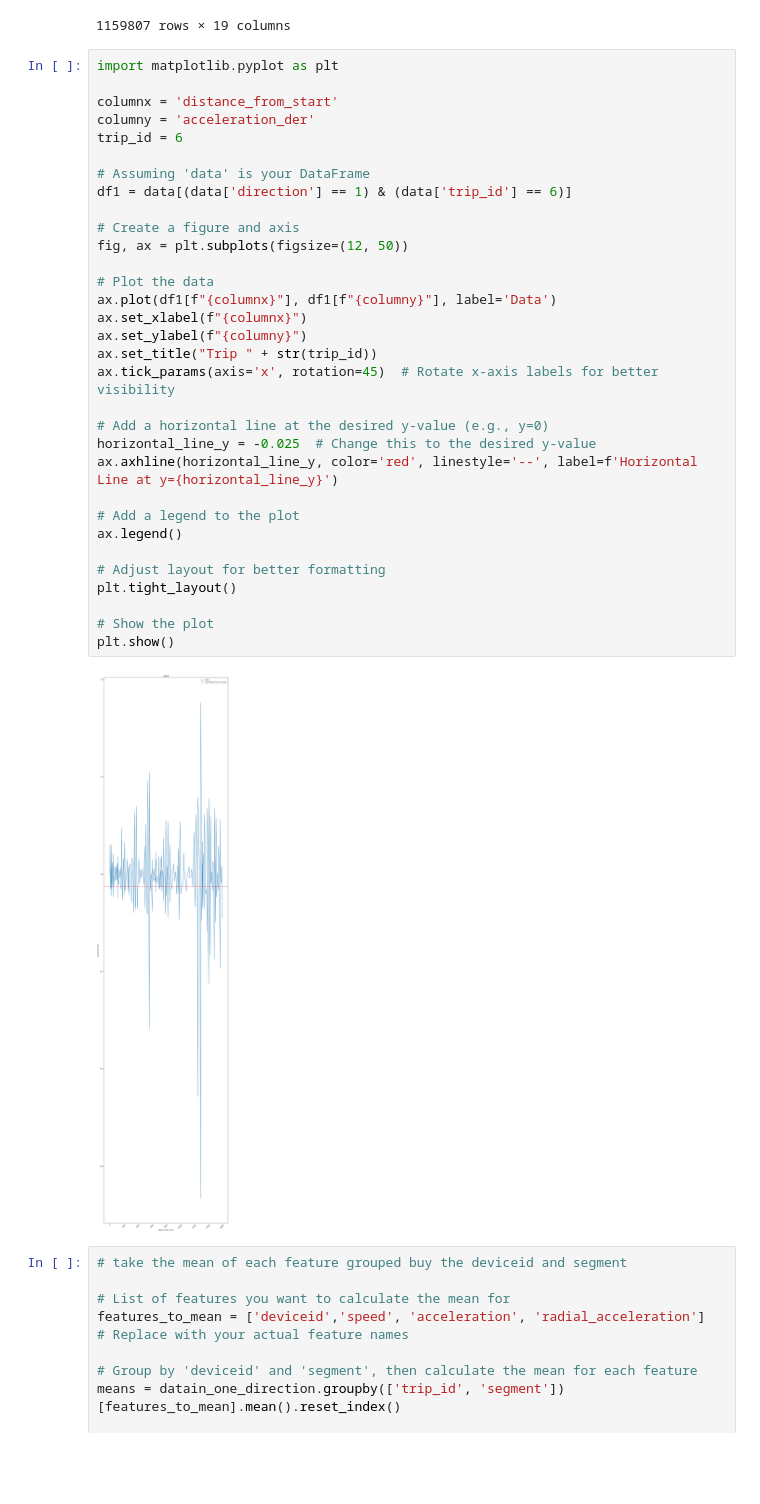
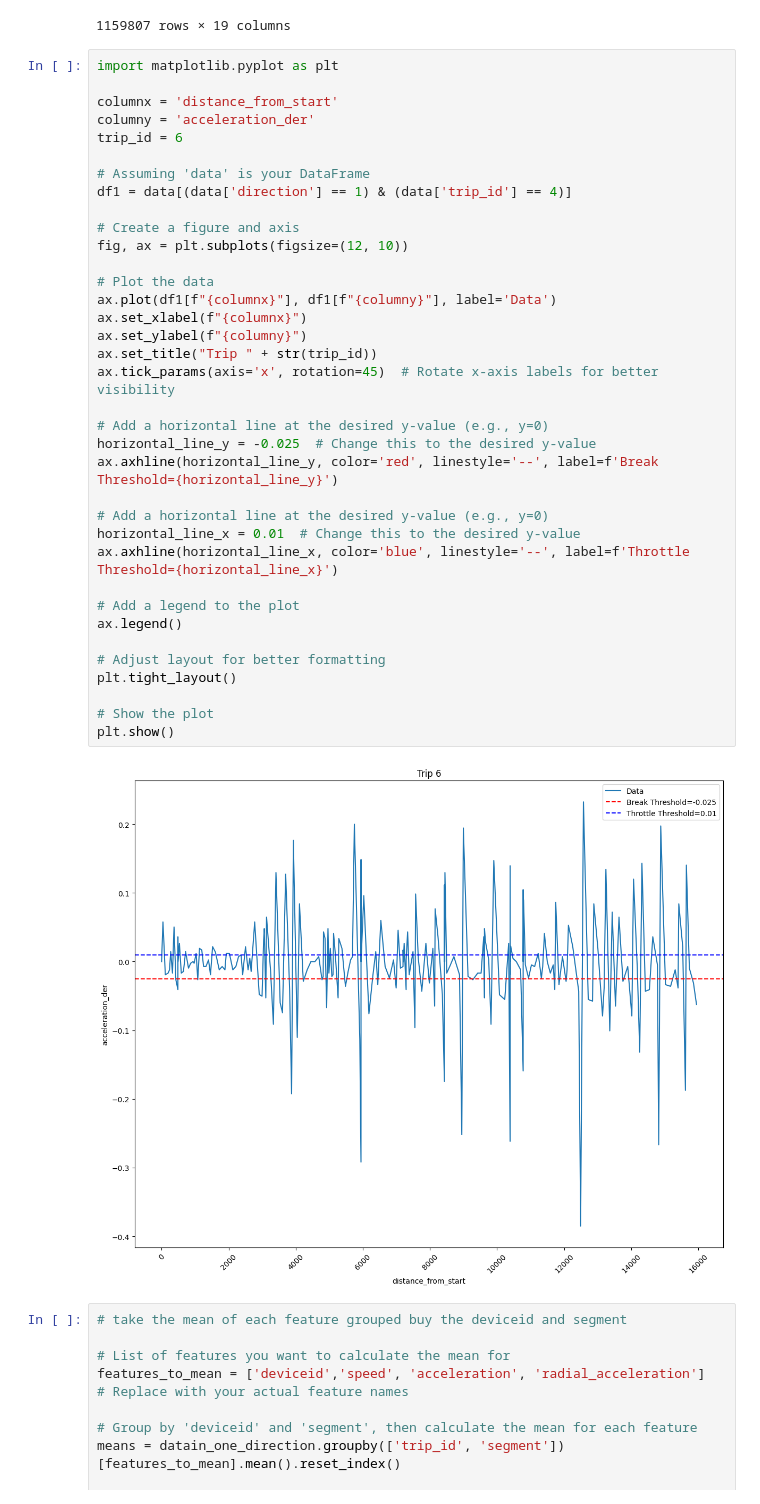
Before and after one commit to Ginushmal/DSE-Project-Bus-Arrival-time-Prediction-GRP29, a Jupyter notebook: Ginushmal/06.1.avg_for_segments.ipynb, the cells around one changed output. Drawn from its saved outputs; the diff is of its cells as text; blank space fills up the shorter version.

```diff
--- a/Ginushmal/06.1.avg_for_segments.ipynb
+++ b/Ginushmal/06.1.avg_for_segments.ipynb
@@ -280,37 +265,41 @@ data
 # %%
 import matplotlib.pyplot as plt
 
 columnx = 'distance_from_start'
 columny = 'acceleration_der'
 trip_id = 6
 
 # Assuming 'data' is your DataFrame
-df1 = data[(data['direction'] == 1) & (data['trip_id'] == 6)]
+df1 = data[(data['direction'] == 1) & (data['trip_id'] == 4)]
 
 # Create a figure and axis
-fig, ax = plt.subplots(figsize=(12, 50))
+fig, ax = plt.subplots(figsize=(12, 10))
 
 # Plot the data
 ax.plot(df1[f"{columnx}"], df1[f"{columny}"], label='Data')
 ax.set_xlabel(f"{columnx}")
 ax.set_ylabel(f"{columny}")
 ax.set_title("Trip " + str(trip_id))
 ax.tick_params(axis='x', rotation=45)  # Rotate x-axis labels for better visibility
 
 # Add a horizontal line at the desired y-value (e.g., y=0)
 horizontal_line_y = -0.025  # Change this to the desired y-value
-ax.axhline(horizontal_line_y, color='red', linestyle='--', label=f'Horizontal Line at y={horizontal_line_y}')
+ax.axhline(horizontal_line_y, color='red', linestyle='--', label=f'Break Threshold={horizontal_line_y}')
+
+# Add a horizontal line at the desired y-value (e.g., y=0)
+horizontal_line_x = 0.01  # Change this to the desired y-value
+ax.axhline(horizontal_line_x, color='blue', linestyle='--', label=f'Throttle Threshold={horizontal_line_x}')
 
 # Add a legend to the plot
 ax.legend()
 
 # Adjust layout for better formatting
 plt.tight_layout()
 
 # Show the plot
 plt.show()
 # %% [output]
-[figure, old version]
+[figure, new version]
 # %%
 # take the mean of each feature grouped buy the deviceid and segment
 
```
Also changed, not shown: parts of 4 cells of this notebook, 8 other files.
